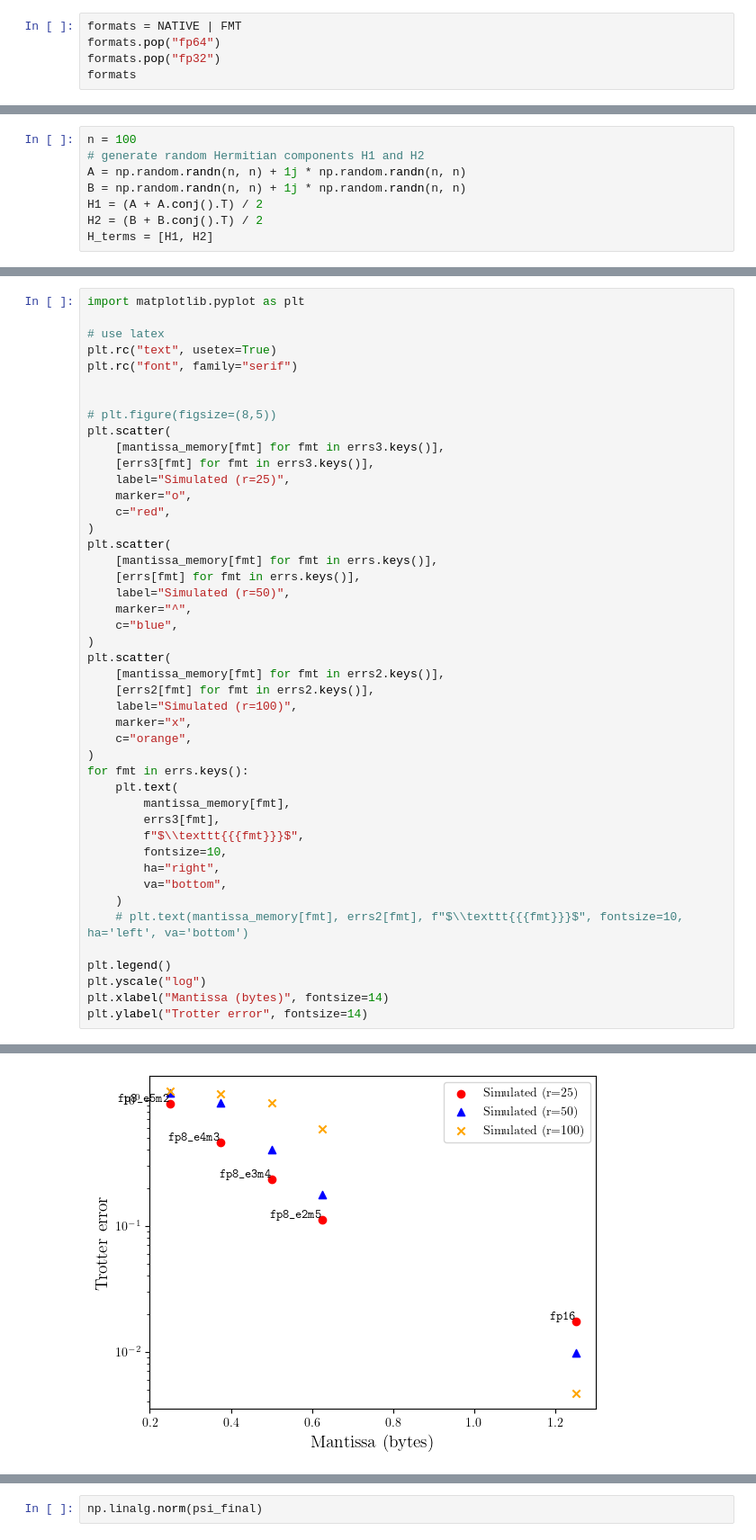
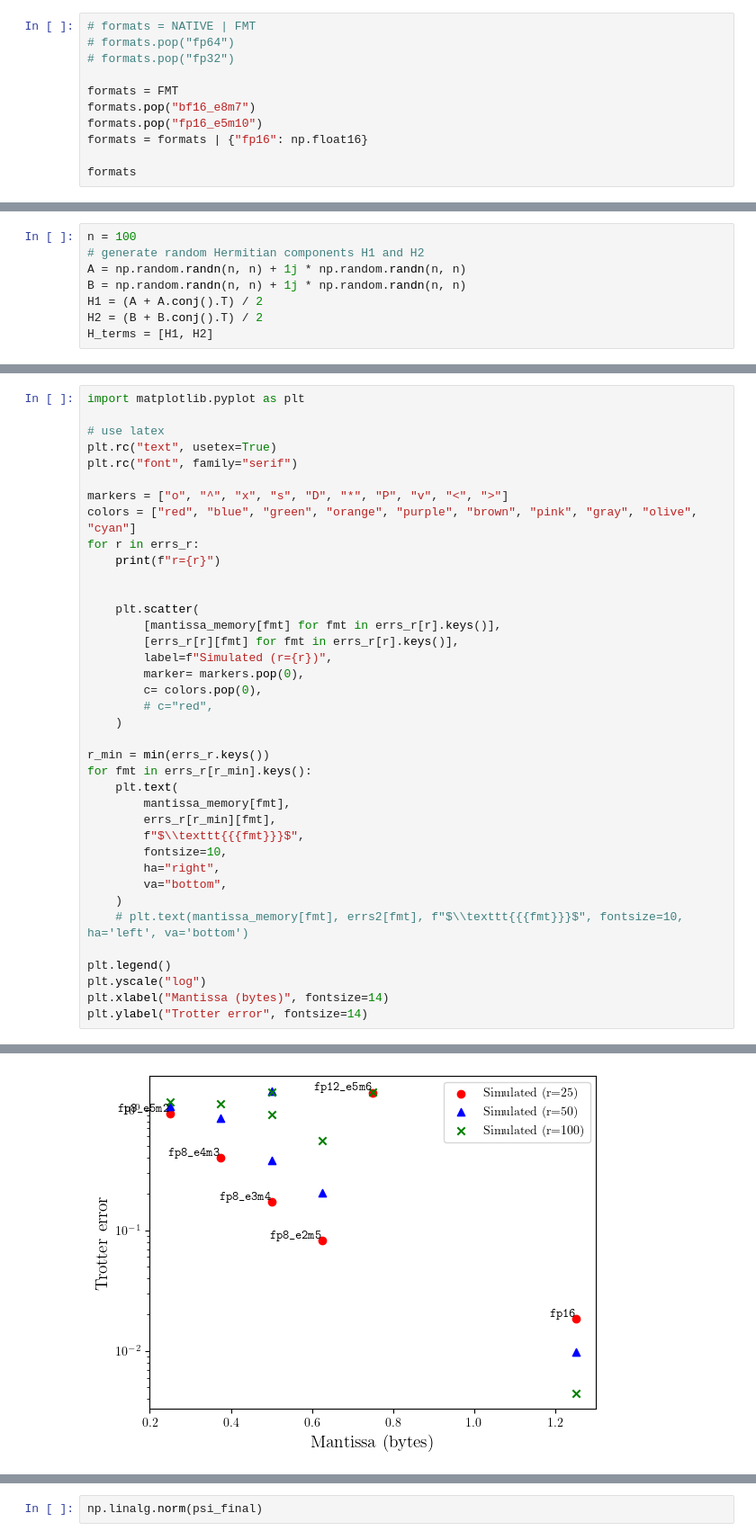
Before and after one commit to bestquark/hsopt, a Jupyter notebook: notebooks/trotter_error.ipynb, the cells around one changed output, grey strips where cells are left out. Shown at 90% size. Cells and saved outputs as stored; diff of their text form.

```diff
--- a/notebooks/trotter_error.ipynb
+++ b/notebooks/trotter_error.ipynb
@@ -8,8 +8,14 @@ from src.qm.hamsim import simulate_hamiltonian
 # %% [output]
 [0 - 1fb7f9f00]    0.000000 {5}{module_config}: Module numa can not detect resources.
 # %%
-formats = NATIVE | FMT
-formats.pop("fp64")
-formats.pop("fp32")
+# formats = NATIVE | FMT
+# formats.pop("fp64")
+# formats.pop("fp32")
+
+formats = FMT
+formats.pop("bf16_e8m7")
+formats.pop("fp16_e5m10")
+formats = formats | {"fp16": np.float16}
+
 formats
 # %% [output]
@@ -89,33 +133,26 @@ import matplotlib.pyplot as plt
 plt.rc("text", usetex=True)
 plt.rc("font", family="serif")
 
+markers = ["o", "^", "x", "s", "D", "*", "P", "v", "<", ">"]
+colors = ["red", "blue", "green", "orange", "purple", "brown", "pink", "gray", "olive", "cyan"]
+for r in errs_r:
+    print(f"r={r}")
 
-# plt.figure(figsize=(8,5))
-plt.scatter(
-    [mantissa_memory[fmt] for fmt in errs3.keys()],
-    [errs3[fmt] for fmt in errs3.keys()],
-    label="Simulated (r=25)",
-    marker="o",
-    c="red",
-)
-plt.scatter(
-    [mantissa_memory[fmt] for fmt in errs.keys()],
-    [errs[fmt] for fmt in errs.keys()],
-    label="Simulated (r=50)",
-    marker="^",
-    c="blue",
-)
-plt.scatter(
-    [mantissa_memory[fmt] for fmt in errs2.keys()],
-    [errs2[fmt] for fmt in errs2.keys()],
-    label="Simulated (r=100)",
-    marker="x",
-    c="orange",
-)
-for fmt in errs.keys():
+
+    plt.scatter(
+        [mantissa_memory[fmt] for fmt in errs_r[r].keys()],
+        [errs_r[r][fmt] for fmt in errs_r[r].keys()],
+        label=f"Simulated (r={r})",
+        marker= markers.pop(0),
+        c= colors.pop(0),
+        # c="red",
+    )
+
+r_min = min(errs_r.keys())
+for fmt in errs_r[r_min].keys():
     plt.text(
         mantissa_memory[fmt],
-        errs3[fmt],
+        errs_r[r_min][fmt],
         f"$\\texttt{{{fmt}}}$",
         fontsize=10,
         ha="right",
@@ -132 +172 @@ Text(0, 0.5, 'Trotter error')
-[figure, old version]
+[figure, new version]
```
Also changed, not shown: parts of 6 cells of this notebook, 7 other files.
